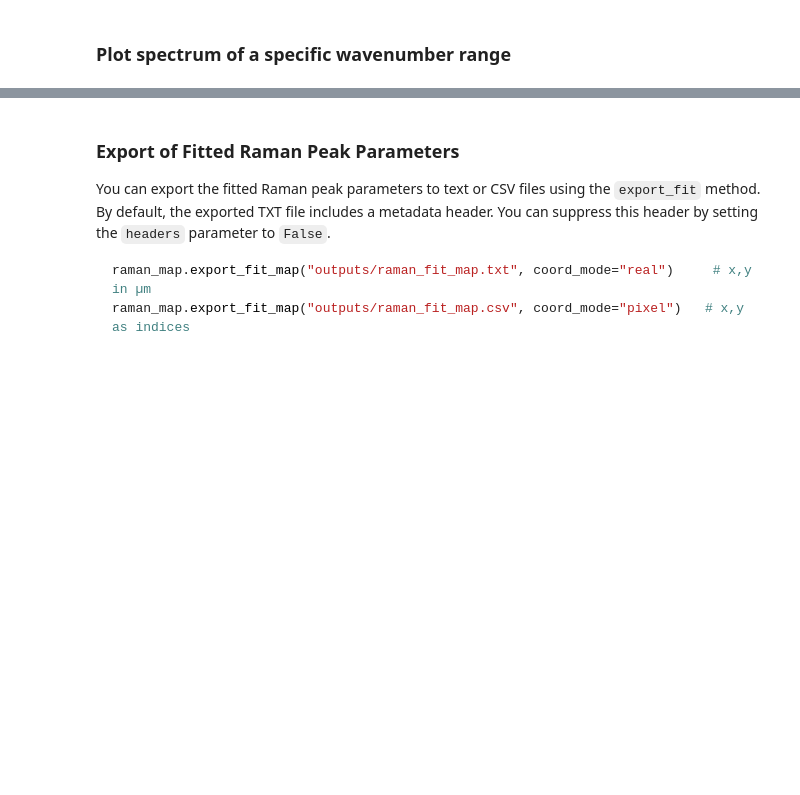
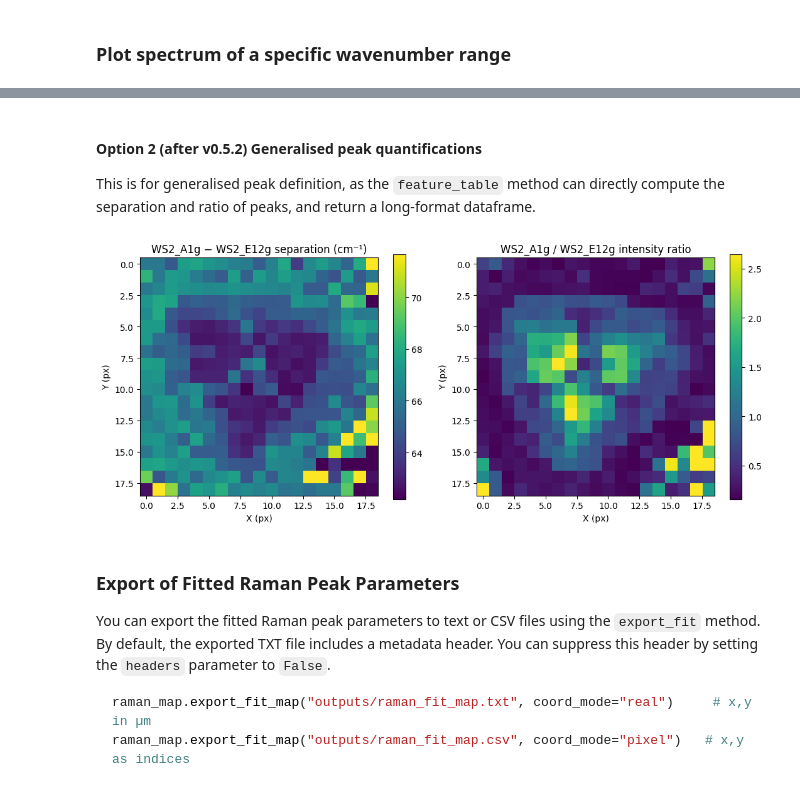
Before and after one commit to barry063/RamanPL_2D, a Jupyter notebook: example-usage/Mapping/Mapping Raman Example.ipynb, the cells around one changed output, grey strips where cells are left out. Saved outputs shown, nothing was run; the diff lists cells and outputs as text; code cells hidden in the pictures; blank space fills up the shorter version.

Commit message:
new file: Feature_Table_Example.ipynb modified: Mapping_Example.ipynb

```diff
--- a/example-usage/Mapping/Mapping Raman Example.ipynb
+++ b/example-usage/Mapping/Mapping Raman Example.ipynb
@@ -204,3 +214,43 @@ raman_map.plot_heatmap(data_type='distance',filter_range=[60,69])
+# %% [markdown]
+#### Option 2 (after v0.5.2) Generalised peak quantifications
+This is for generalised peak definition, as the `feature_table` method can directly compute the separation and ratio of peaks, and return a long-format dataframe.
+# %%
+import matplotlib.pyplot as plt
+import numpy as np
+
+df = raman_map.feature_table(
+    separations=[("WS2_A1g", "WS2_E12g")],
+    ratios=[("WS2_A1g", "WS2_E12g")],
+)
+
+# Reshape long → 2-D map (Y × X). NaN entries (failed pixels) render as gaps.
+sep_map = df.pivot(index="y", columns="x", values="WS2_A1g_WS2_E12g_separation").to_numpy()
+ratio_map = df.pivot(index="y", columns="x", values="WS2_A1g_WS2_E12g_ratio").to_numpy()
+
+fig, axes = plt.subplots(1, 2, figsize=(11, 4.5))
+
+im0 = axes[0].imshow(sep_map, cmap="viridis", origin="upper",
+                     vmin=np.nanpercentile(sep_map, 2),
+                     vmax=np.nanpercentile(sep_map, 98))
+axes[0].set_title("WS2_A1g − WS2_E12g separation (cm⁻¹)")
+axes[0].set_xlabel("X (px)")
+axes[0].set_ylabel("Y (px)")
+fig.colorbar(im0, ax=axes[0])
+
+im1 = axes[1].imshow(ratio_map, cmap="viridis", origin="upper",
+                     vmin=np.nanpercentile(ratio_map, 2),
+                     vmax=np.nanpercentile(ratio_map, 98))
+axes[1].set_title("WS2_A1g / WS2_E12g intensity ratio")
+axes[1].set_xlabel("X (px)")
+axes[1].set_ylabel("Y (px)")
+fig.colorbar(im1, ax=axes[1])
+
+plt.tight_layout()
+plt.show()
+
+### You can do it wwith MoS2 peaks as well, e.g. MoS2_E12g and MoS2_A1g separation and ratio.
+# %% [output]
+[figure, added]
 # %% [markdown]
 ### Export of Fitted Raman Peak Parameters
 
```
Also changed, not shown: parts of 21 cells of this notebook, 11 other files.
